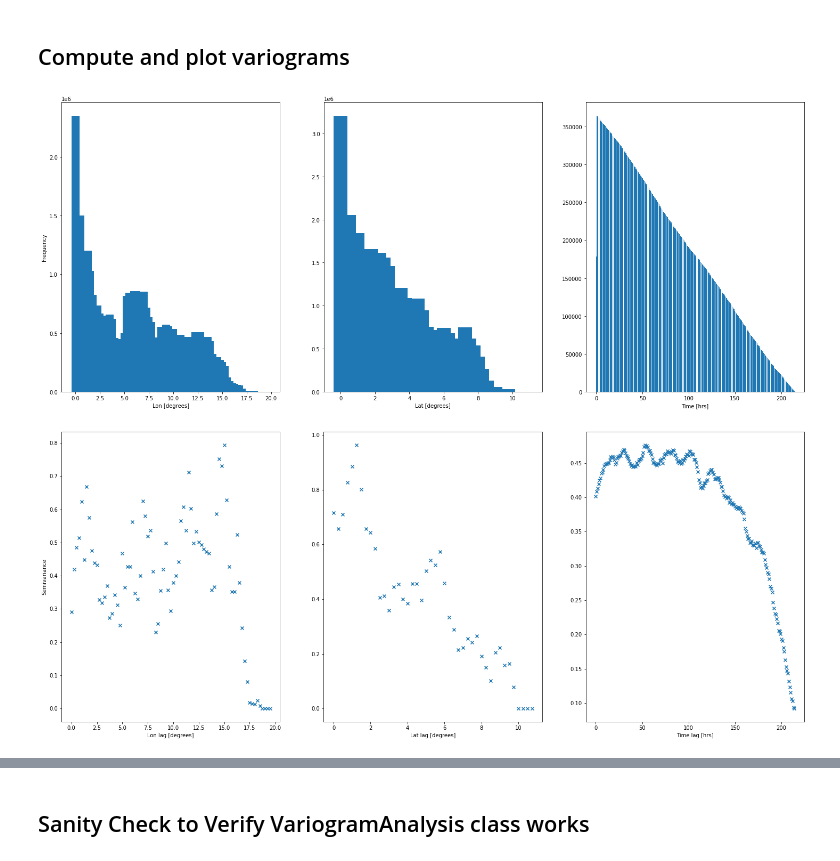
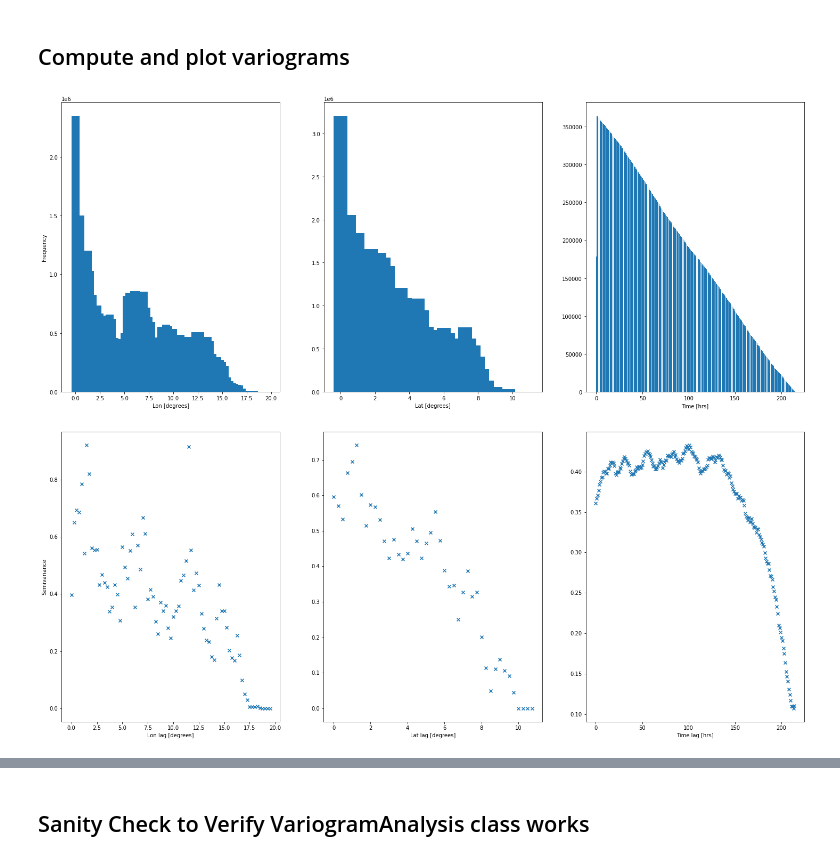
Before and after one commit to MariusWiggert/OceanPlatformControl, a Jupyter notebook: ocean_navigation_simulator/generative_error_model/test_variogram.ipynb, the cells around one changed output, grey strips where cells are left out. Drawn from its saved outputs; the diff is of its cells as text; code cells hidden in the pictures.

```diff
--- a/ocean_navigation_simulator/generative_error_model/test_variogram.ipynb
+++ b/ocean_navigation_simulator/generative_error_model/test_variogram.ipynb
@@ -19,12 +19,12 @@ from ipywidgets import interact, interactive, IntSlider
 import numpy as np
 import os
 
-# load data for 40 days
+# # load data for 40 days
+# dataset_name = DatasetName.AREA1
+# data = load_dataset(dataset_name)
+
 dataset_name = DatasetName.AREA1
-data = load_dataset(dataset_name)
-
-# dataset_name = DatasetName.AREA1
-# data = load_single_file(dataset_name, file_idx=10)
+data = load_single_file(dataset_name, file_idx=10)
 
 # convert time axis to datetime
 data["time"] = pd.to_datetime(data["time"])
@@ -81,16 +82,16 @@ display(time)
 # %%
 # Variogram calculation
 vario_ana = VariogramAnalysis(data)
-vario_ana.detrend(detrend_var="lat", num_bins=1)
+vario_ana.detrend(detrend_var="lon", num_bins=5)
 bins, bins_count = vario_ana.build_variogram_gen((0.25,0.25,1), 1, chunk_size=int(1e6),\
     detrended=True, cross_buoy_pairs_only=False)
 
 # plots
 vario_ana.plot_histograms()
 vario_ana.plot_variograms("u")
 # %% [output]
 [figure]
-[figure, old version]
+[figure, new version]
 # %%
 # plot combined histogram by taking euclidean distance to compute lag scalar
 total_bins_count = vario_ana.total_bins_count
```
Also changed, not shown: parts of 6 cells of this notebook, 1 other file.
